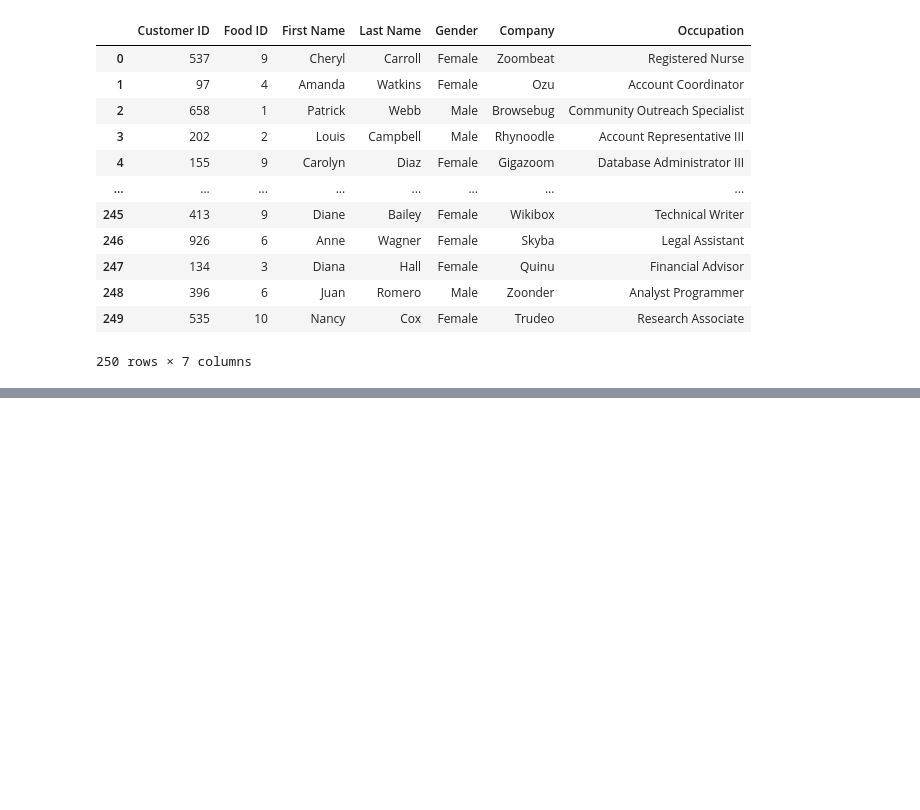
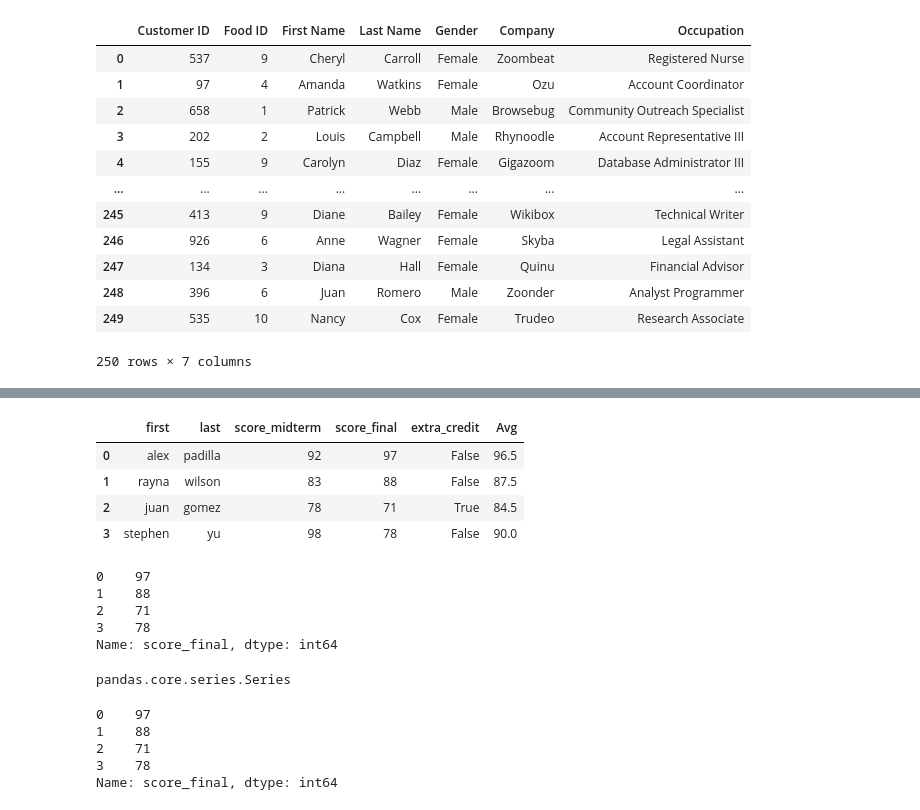
Before and after one commit to Narula901/Python-Library, a Jupyter notebook: Pandas/Practice Problems/Practice Problem - Working with different Dataframes -1.ipynb, the cells around one changed output, grey strips where cells are left out. Saved outputs shown, nothing was run; the diff lists cells and outputs as text; code cells hidden in the pictures; blank space fills up the shorter version.

```diff
--- a/Pandas/Practice Problems/Practice Problem - Working with different Dataframes -1.ipynb
+++ b/Pandas/Practice Problems/Practice Problem - Working with different Dataframes -1.ipynb
@@ -218,0 +277,30 @@ week_1.merge(customer_demo, left_on='Customer ID', right_index=True)
+# %%
+combine.loc[combine['extra_credit'] == False, 'Avg'] +=2
+# %%
+combine
+# %% [output]
+|  | first | last | score_midterm | score_final | extra_credit | Avg |
+| 0 | alex | padilla | 92 | 97 | False | 96.5 |
+| 1 | rayna | wilson | 83 | 88 | False | 87.5 |
+| 2 | juan | gomez | 78 | 71 | True | 84.5 |
+| 3 | stephen | yu | 98 | 78 | False | 90.0 |
+# %%
+combine['score_final']
+# %% [output]
+0    97
+1    88
+2    71
+3    78
+Name: score_final, dtype: int64
+# %%
+type(combine['score_final'])
+# %% [output]
+pandas.core.series.Series
+# %%
+combine.score_final
+# %% [output]
+0    97
+1    88
+2    71
+3    78
+Name: score_final, dtype: int64
```
Also changed, not shown: parts of 17 cells of this notebook.
